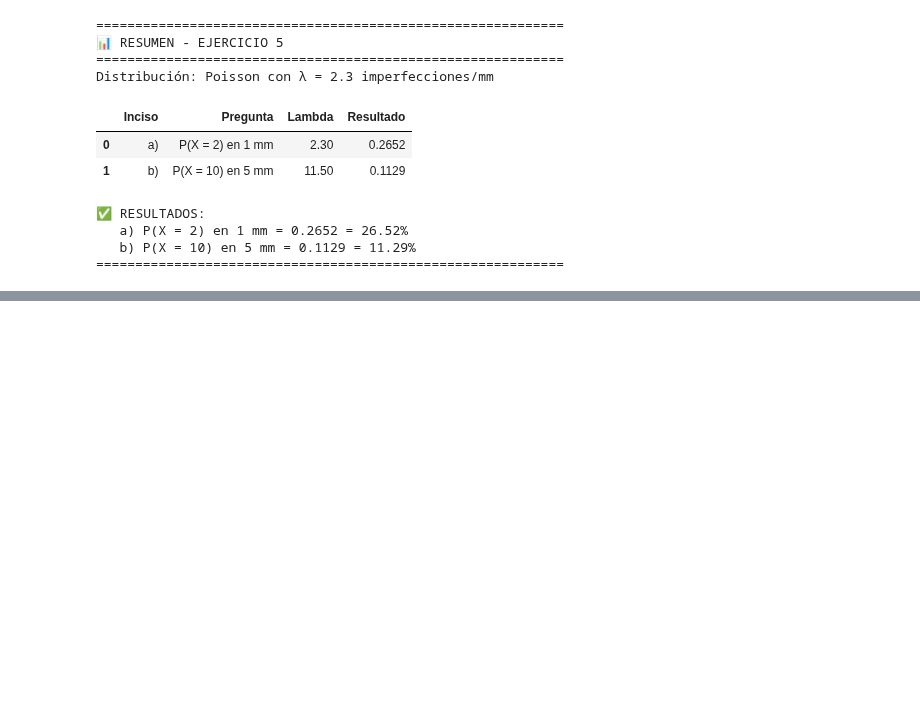
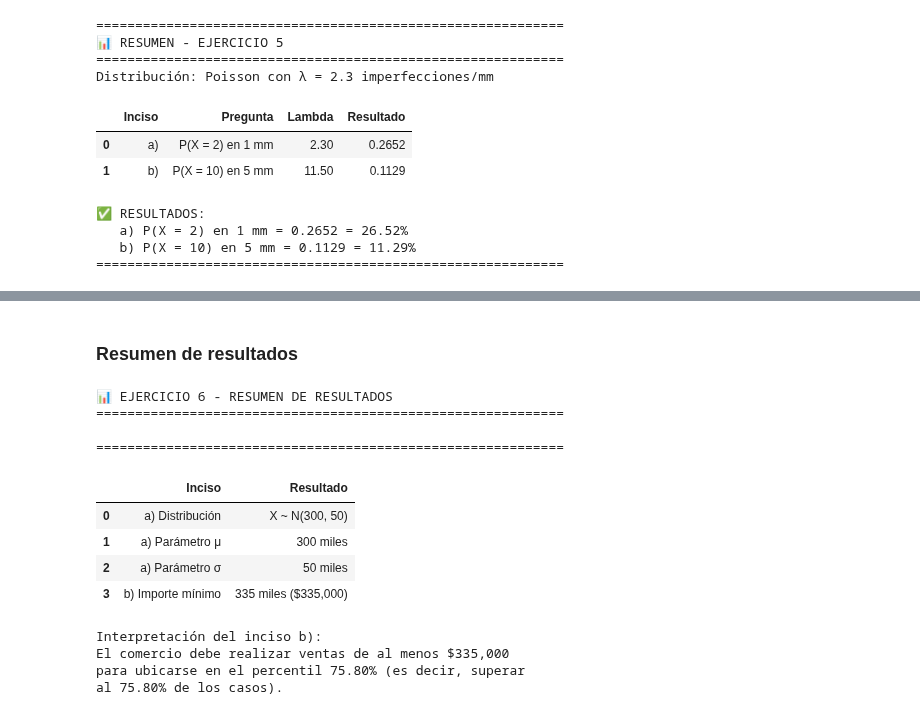
Before and after one commit to alexballera/estadisticas-tgad-fce, a Jupyter notebook: practicas/parciales/primero/ejercicios_adicionales.ipynb, the cells around one changed output, grey strips where cells are left out. Cells and saved outputs as stored; diff of their text form; code cells hidden in the pictures; blank space fills up the shorter version.

```diff
--- a/practicas/parciales/primero/ejercicios_adicionales.ipynb
+++ b/practicas/parciales/primero/ejercicios_adicionales.ipynb
@@ -1249,0 +1382,38 @@ Distribución: Poisson con λ = 2.3 imperfecciones/mm
+# %% [markdown]
+### Resumen de resultados
+# %%
+import pandas as pd
+
+resultados_ej6 = pd.DataFrame({
+    'Inciso': ['a) Distribución', 'a) Parámetro μ', 'a) Parámetro σ',
+               'b) Importe mínimo'],
+    'Resultado': [
+        'X ~ N(300, 50)',
+        f'{mu_ventas} miles',
+        f'{sigma_ventas} miles',
+        f'{x_minimo:.0f} miles (${x_minimo:.0f},000)'
+    ]
+})
+
+print("📊 EJERCICIO 6 - RESUMEN DE RESULTADOS")
+print("="*60)
+display(resultados_ej6)
+print()
+print("Interpretación del inciso b):")
+print(f"El comercio debe realizar ventas de al menos ${x_minimo:.0f},000")
+print(f"para ubicarse en el percentil {p_percentil*100:.2f}% (es decir, superar")
+print(f"al {p_percentil*100:.2f}% de los casos).")
+# %% [output]
+📊 EJERCICIO 6 - RESUMEN DE RESULTADOS
+============================================================
+
+============================================================
+|  | Inciso | Resultado |
+| 0 | a) Distribución | X ~ N(300, 50) |
+| 1 | a) Parámetro μ | 300 miles |
+| 2 | a) Parámetro σ | 50 miles |
+| 3 | b) Importe mínimo | 335 miles ($335,000) |
+Interpretación del inciso b):
+El comercio debe realizar ventas de al menos $335,000
+para ubicarse en el percentil 75.80% (es decir, superar
+al 75.80% de los casos).
```
Also changed, not shown: parts of 6 cells of this notebook.
